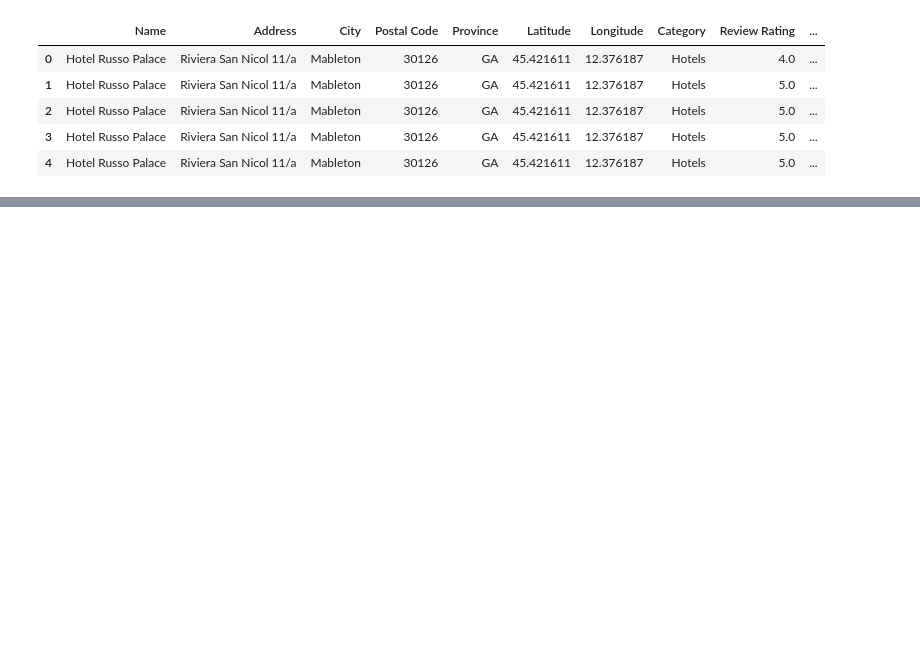
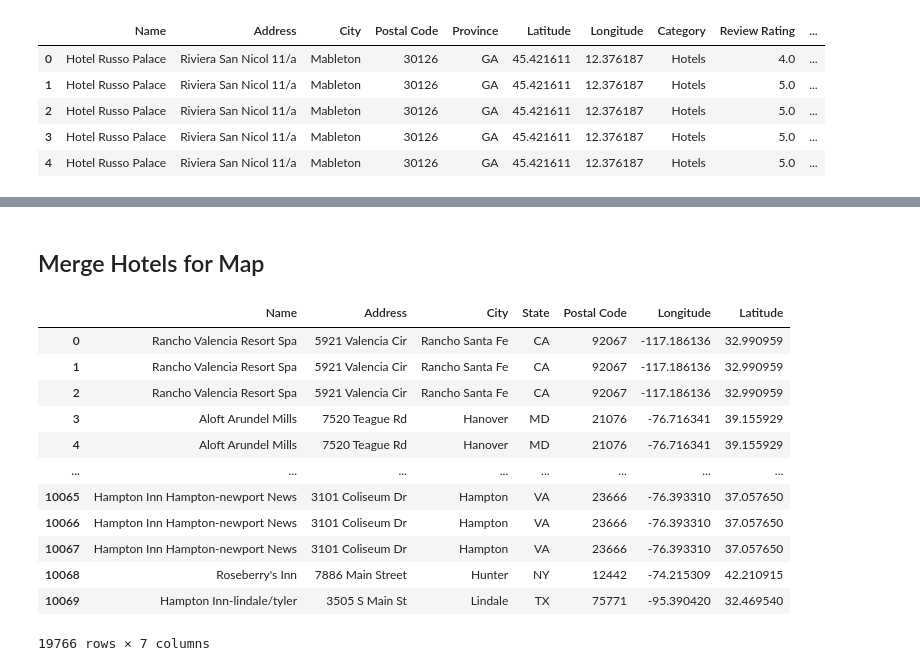
Before and after one commit to sthurstone/Return-Rate-Researchers---Project-III, a Jupyter notebook: Project III - Return Rate Researchers/Hinley/project 3.ipynb, the cells around one changed output, grey strips where cells are left out. Drawn from its saved outputs; the diff is of its cells as text; code cells hidden in the pictures; blank space fills up the shorter version.

```diff
--- a/Project III - Return Rate Researchers/Hinley/project 3.ipynb
+++ b/Project III - Return Rate Researchers/Hinley/project 3.ipynb
@@ -128,6 +81,8 @@ engine.table_names()
 ### Create database connection
 # %%
 hotel_transformed.to_sql(name='hotel', con=engine, if_exists='append', index=True)
+# %%
+hotel =pd.read_sql_query('select * from "hotel"', con=engine)
 # %%
 pd.read_sql_query('select * from "hotel"', con=engine).head()
 # %% [output]
@@ -139,6 +94,8 @@ pd.read_sql_query('select * from "hotel"', con=engine).head()
 | 4 | Aloft Arundel Mills | 7520 Teague Rd | Hanover | MD | 21076 | US | -76.716341 | 39.155929 | Hotels,Hotels and motels,Travel a... | ... |
 # %%
 hotel2_transformed.to_sql(name='hotel2', con=engine, if_exists='append', index=True)
+# %%
+hotel2 =pd.read_sql_query('select * from "hotel2"', con=engine)
 # %%
 pd.read_sql_query('select * from "hotel2"', con=engine).head()
 # %% [output]
@@ -161,0 +143,22 @@ pd.read_sql_query('select * from "hotel3"', con=engine).head()
+# %% [markdown]
+## Merge Hotels for Map
+# %%
+hotel_combo = pd.concat([hotel, hotel2]).drop_duplicates()
+hotel_map=hotel_combo[['Name','Address','City','State','Postal Code','Longitude','Latitude']].dropna()
+hotel_map['Latitude'] = hotel_map['Latitude'].astype(float)
+hotel_map['Longitude'] = hotel_map['Longitude'].astype(float)
+hotel_map
+# %% [output]
+|  | Name | Address | City | State | Postal Code | Longitude | Latitude |
+| 0 | Rancho Valencia Resort Spa | 5921 Valencia Cir | Rancho Santa Fe | CA | 92067 | -117.186136 | 32.990959 |
+| 1 | Rancho Valencia Resort Spa | 5921 Valencia Cir | Rancho Santa Fe | CA | 92067 | -117.186136 | 32.990959 |
+| 2 | Rancho Valencia Resort Spa | 5921 Valencia Cir | Rancho Santa Fe | CA | 92067 | -117.186136 | 32.990959 |
+| 3 | Aloft Arundel Mills | 7520 Teague Rd | Hanover | MD | 21076 | -76.716341 | 39.155929 |
+| 4 | Aloft Arundel Mills | 7520 Teague Rd | Hanover | MD | 21076 | -76.716341 | 39.155929 |
+| ... | ... | ... | ... | ... | ... | ... | ... |
+| 10065 | Hampton Inn Hampton-newport News | 3101 Coliseum Dr | Hampton | VA | 23666 | -76.393310 | 37.057650 |
+| 10066 | Hampton Inn Hampton-newport News | 3101 Coliseum Dr | Hampton | VA | 23666 | -76.393310 | 37.057650 |
+| 10067 | Hampton Inn Hampton-newport News | 3101 Coliseum Dr | Hampton | VA | 23666 | -76.393310 | 37.057650 |
+| 10068 | Roseberry's Inn | 7886 Main Street | Hunter | NY | 12442 | -74.215309 | 42.210915 |
+| 10069 | Hampton Inn-lindale/tyler | 3505 S Main St | Lindale | TX | 75771 | -95.390420 | 32.469540 |
+19766 rows × 7 columns
```
Also changed, not shown: parts of 14 cells of this notebook, 4 other files.
